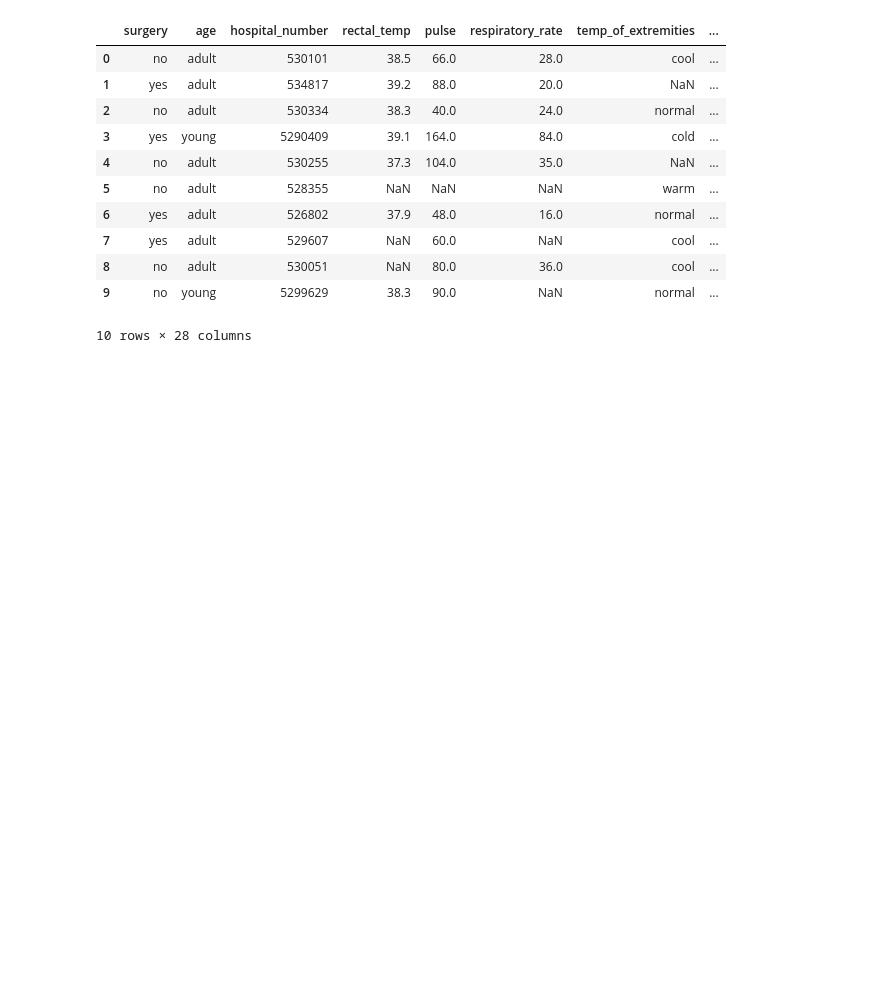
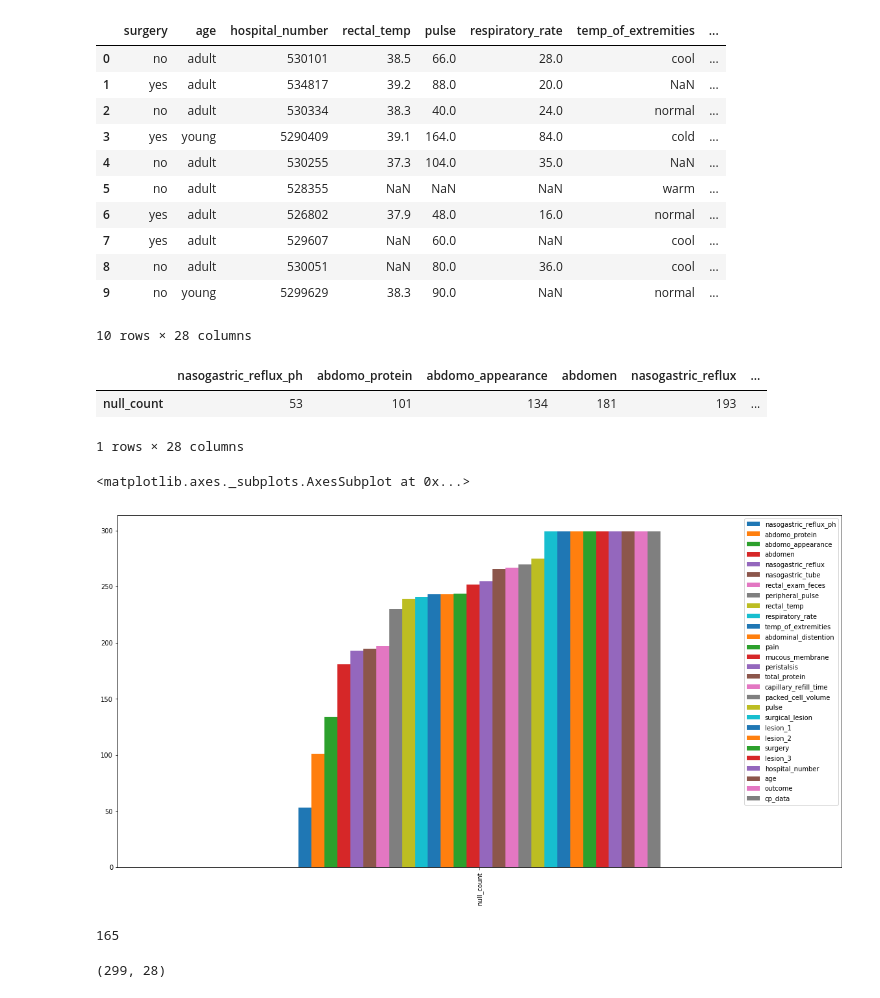
Before and after one commit to JinheonBaek/Naver_DS_Competition, a Jupyter notebook: Init.ipynb, the cells around one changed output. Saved outputs shown, nothing was run; the diff lists cells and outputs as text; code cells hidden in the pictures; blank space fills up the shorter version.

Commit message:
Add visualization method...????

```diff
--- a/Init.ipynb
+++ b/Init.ipynb
@@ -18,3 +20,27 @@ df_horse.head(10)
 | 8 | no | adult | 530051 | NaN | 80.0 | 36.0 | cool | ... |
 | 9 | no | young | 5299629 | 38.3 | 90.0 | NaN | normal | ... |
 10 rows × 28 columns
+# %%
+dict_col_null_count = {}
+# %%
+for column in df_horse.columns:
+    dict_col_null_count[column] = len(df_horse) - df_horse[column].isnull().sum()
+# %%
+pd.DataFrame(dict_col_null_count, index = ['null_count']).sort_values(by = ['null_count'], axis = 1)
+# %% [output]
+|  | nasogastric_reflux_ph | abdomo_protein | abdomo_appearance | abdomen | nasogastric_reflux | ... |
+| null_count | 53 | 101 | 134 | 181 | 193 | ... |
+1 rows × 28 columns
+# %%
+pd.DataFrame(dict_col_null_count, index=['null_count']).sort_values(by = ['null_count'], axis = 1).plot(kind='bar', figsize = (20, 10))
+# %% [output]
+<matplotlib.axes._subplots.AxesSubplot at 0x...>
+[figure, added]
+# %%
+df_horse['abdomo_appearance'].isnull().sum()
+# %% [output]
+165
+# %%
+df_horse.shape
+# %% [output]
+(299, 28)
```
Also changed, not shown: parts of 1 cell of this notebook.
